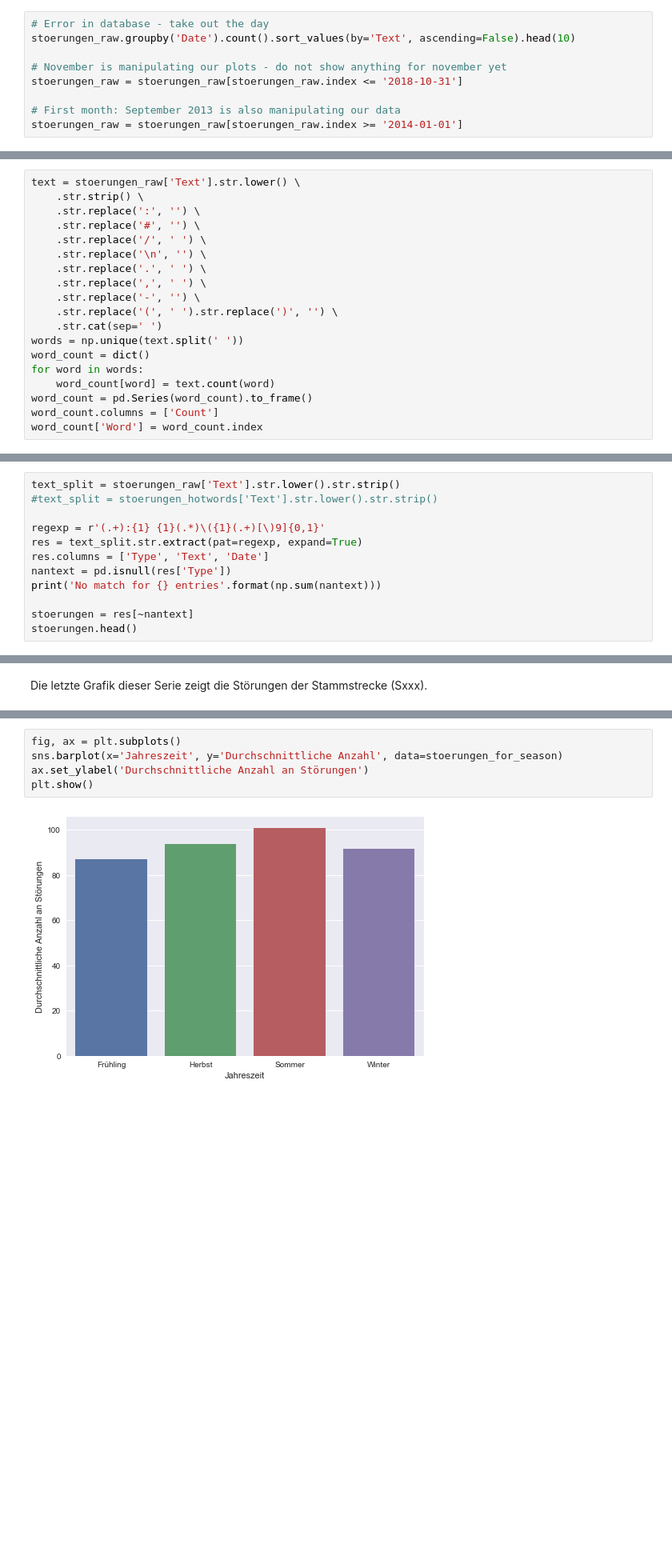
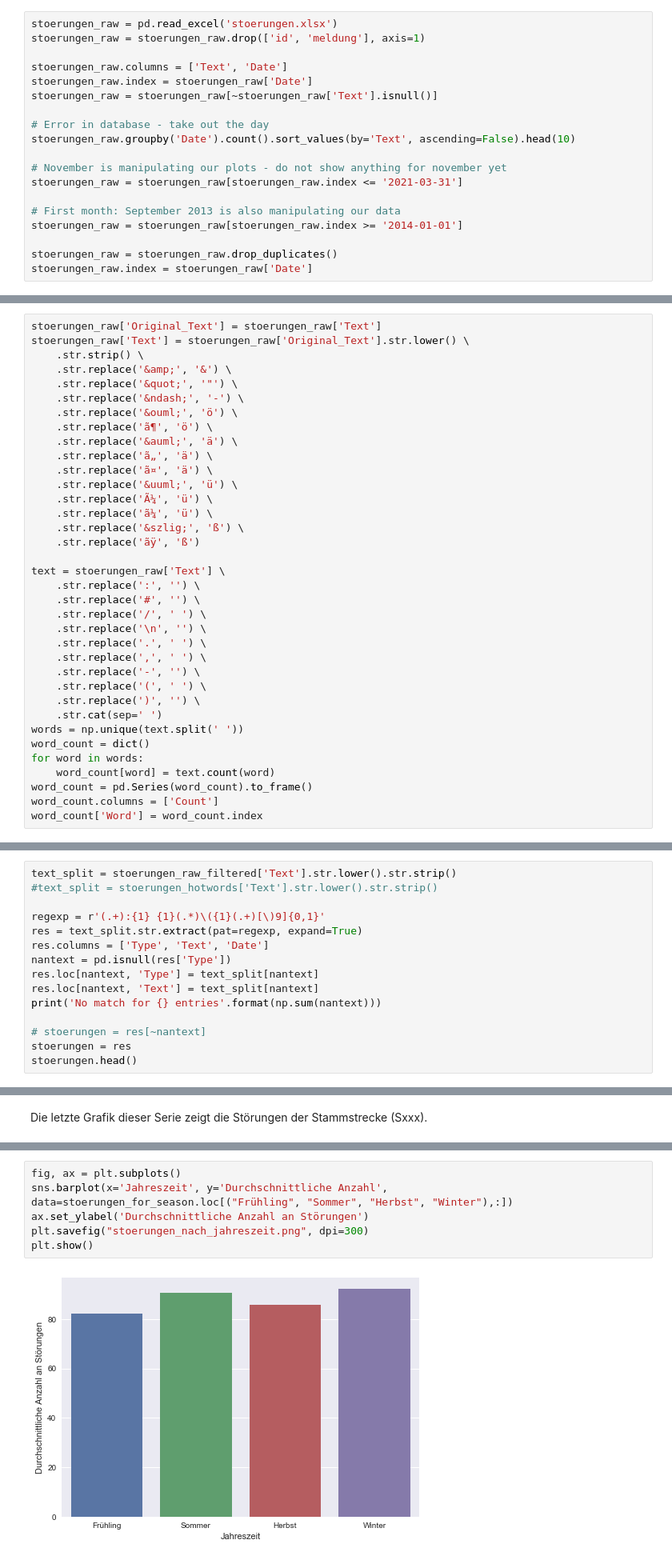
Before and after one commit to kummerer94/sbahn-stoerungen, a Jupyter notebook: analysis.ipynb, the cells around one changed output, grey strips where cells are left out. Shown: that part at 80% size. Cells and saved outputs as stored; diff of their text form; blank space fills up the shorter version.

Commit message:
Update with new data

```diff
--- a/analysis.ipynb
+++ b/analysis.ipynb
@@ -33,11 +27,21 @@ stoerungen_raw.index = stoerungen_raw['Date']
 # %% [markdown]
 Es gibt in der Datenbank ein paar Einträge, die doppelt oder dreifach in die Datenbank geschrieben wurden. Diese entfernen wir und räumen auf. Außerdem schließen wir November von der Analyse aus, weil der Monat noch nicht zu Ende ist und Mittelwerte über die Anzahl der Störungen beeinlussen würde. Das gleiche gilt für den ersten Monat, für den wir Daten haben, September 2013.
 # %%
+stoerungen_raw = pd.read_excel('stoerungen.xlsx')
+stoerungen_raw = stoerungen_raw.drop(['id', 'meldung'], axis=1)
+
+stoerungen_raw.columns = ['Text', 'Date']
+stoerungen_raw.index = stoerungen_raw['Date']
+stoerungen_raw = stoerungen_raw[~stoerungen_raw['Text'].isnull()]
+
 # Error in database - take out the day
 stoerungen_raw.groupby('Date').count().sort_values(by='Text', ascending=False).head(10)
 
 # November is manipulating our plots - do not show anything for november yet
-stoerungen_raw = stoerungen_raw[stoerungen_raw.index <= '2018-10-31']
+stoerungen_raw = stoerungen_raw[stoerungen_raw.index <= '2021-03-31']
 
 # First month: September 2013 is also manipulating our data
 stoerungen_raw = stoerungen_raw[stoerungen_raw.index >= '2014-01-01']
+
+stoerungen_raw = stoerungen_raw.drop_duplicates()
+stoerungen_raw.index = stoerungen_raw['Date']
@@ -57,8 +58,24 @@ memory usage: 243.3+ KB
 # %% [markdown]
 Wir haben Daten von Januar 2014 bis Ende Oktober 2018. Es sind insgesamt 10.379 Störungsmeldungen. Um ein Gefühl für die Daten zu bekommen schauen wir uns die Häufigkeit der verwendeten Worte an und sortieren nach Häufigkeit absteigend. Um ein Gefühl für die Art der Meldungen zu bekommen kann man auch in das Archiv sehen: https://stoerticker.de/archiv?evu=2.
 # %%
-text = stoerungen_raw['Text'].str.lower() \
+stoerungen_raw['Original_Text'] = stoerungen_raw['Text']
+stoerungen_raw['Text'] = stoerungen_raw['Original_Text'].str.lower() \
     .str.strip() \
+    .str.replace('&amp;', '&') \
+    .str.replace('&quot;', '"') \
+    .str.replace('&ndash;', '-') \
+    .str.replace('&ouml;', 'ö') \
+    .str.replace('ã¶', 'ö') \
+    .str.replace('&auml;', 'ä') \
+    .str.replace('ã„', 'ä') \
+    .str.replace('ã¤', 'ä') \
+    .str.replace('&uuml;', 'ü') \
+    .str.replace('Ã¼', 'ü') \
+    .str.replace('ã¼', 'ü') \
+    .str.replace('&szlig;', 'ß') \
+    .str.replace('ãÿ', 'ß')
+
+text = stoerungen_raw['Text'] \
     .str.replace(':', '') \
     .str.replace('#', '') \
     .str.replace('/', ' ') \
@@ -66,7 +83,8 @@ text = stoerungen_raw['Text'].str.lower() \
     .str.replace('.', ' ') \
     .str.replace(',', ' ') \
     .str.replace('-', '') \
-    .str.replace('(', ' ').str.replace(')', '') \
+    .str.replace('(', ' ') \
+    .str.replace(')', '') \
     .str.cat(sep=' ')
 words = np.unique(text.split(' '))
 word_count = dict()
@@ -147,15 +238,18 @@ plt.show()
 # %% [markdown]
 Wenn man sich die Struktur einer Meldung genauer ansieht, dann beschreibt der Text vor dem ersten Doppelpunkt meist die Art der Meldung (Aktualisierung / Störung / etc.) und nennt die betroffenen S-Bahnen und der darauffolgende Text gibt Details zur Art der Störung. Deshalb spalten wir nun alle Meldungen in genau diese Bestandteile zur genaueren Analyse.
 # %%
-text_split = stoerungen_raw['Text'].str.lower().str.strip()
+text_split = stoerungen_raw_filtered['Text'].str.lower().str.strip()
 #text_split = stoerungen_hotwords['Text'].str.lower().str.strip()
 
 regexp = r'(.+):{1} {1}(.*)\({1}(.+)[\)9]{0,1}'
 res = text_split.str.extract(pat=regexp, expand=True)
 res.columns = ['Type', 'Text', 'Date']
 nantext = pd.isnull(res['Type'])
+res.loc[nantext, 'Type'] = text_split[nantext]
+res.loc[nantext, 'Text'] = text_split[nantext]
 print('No match for {} entries'.format(np.sum(nantext)))
 
-stoerungen = res[~nantext]
+# stoerungen = res[~nantext]
+stoerungen = res
 stoerungen.head()
 # %% [output]
@@ -336,10 +439,11 @@ plt.show()
 # %%
 fig, ax = plt.subplots()
-sns.barplot(x='Jahreszeit', y='Durchschnittliche Anzahl', data=stoerungen_for_season)
+sns.barplot(x='Jahreszeit', y='Durchschnittliche Anzahl', data=stoerungen_for_season.loc[("Frühling", "Sommer", "Herbst", "Winter"),:])
 ax.set_ylabel('Durchschnittliche Anzahl an Störungen')
+plt.savefig("stoerungen_nach_jahreszeit.png", dpi=300)
 plt.show()
 # %% [output]
-[figure, old version]
+[figure, new version]
 # %%
 stoerungen_without_updates_per_hour = stoerungen['Type'][~stoerungen['Type'].str.contains('aktualisierung') & ~stoerungen['Text'].str.contains('10-minuten-takt')].groupby(pd.Grouper(freq='1h')).count()
 stoerungen_without_updates_per_hour = stoerungen_without_updates_per_hour.to_frame()
```
Also changed, not shown: parts of 27 cells of this notebook, 3 other files.
